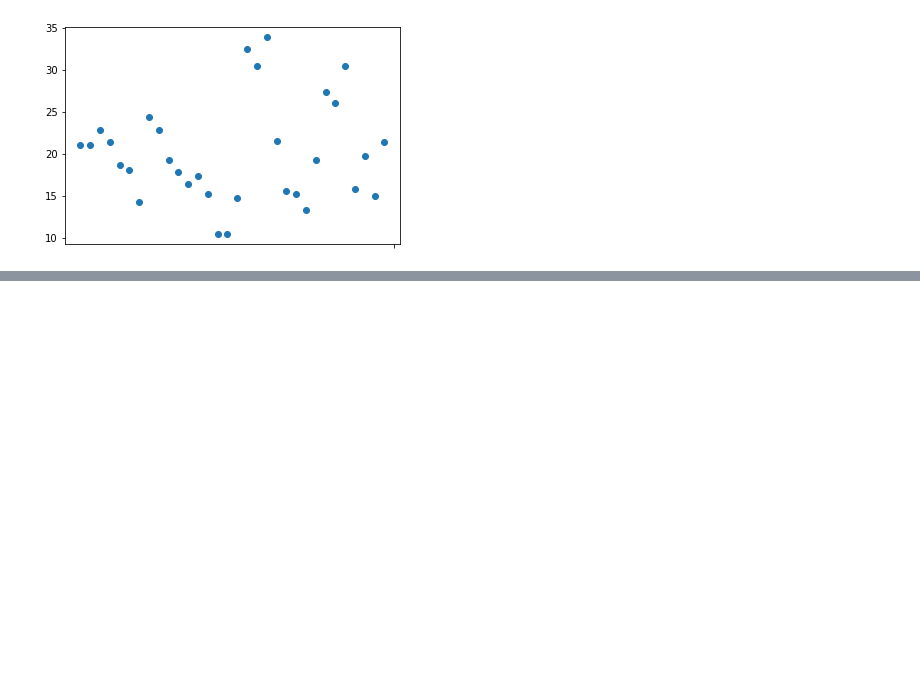
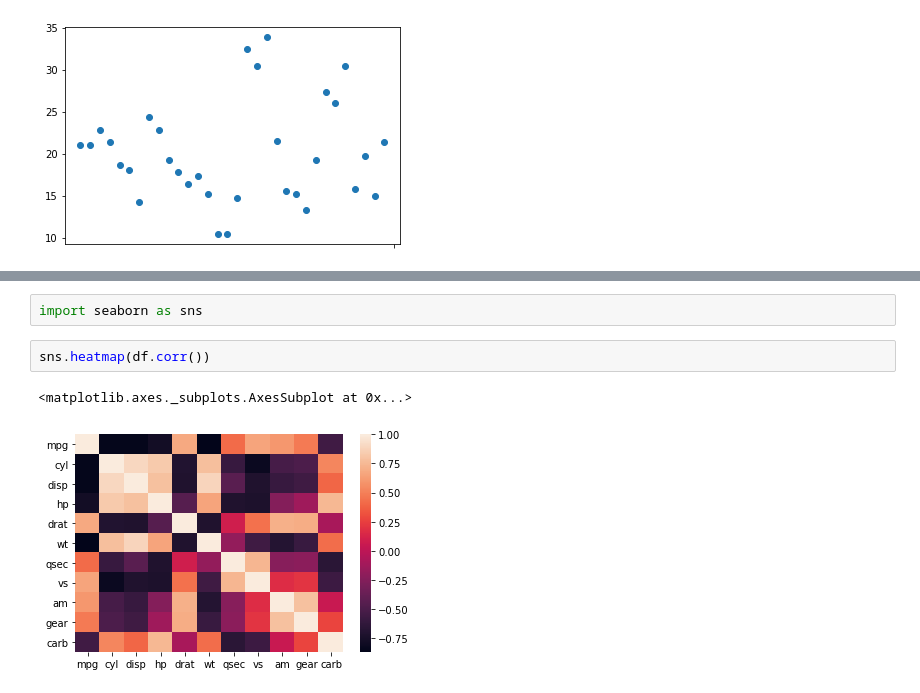
Before and after one commit to Khamaldeeen/SGA08_DATASCI, a Jupyter notebook: MTcars/edm.ipynb, the cells around one changed output, grey strips where cells are left out. Cells and saved outputs as stored; diff of their text form; blank space fills up the shorter version.

```diff
--- a/MTcars/edm.ipynb
+++ b/MTcars/edm.ipynb
@@ -109,0 +170,7 @@ plt.show()
+# %%
+import seaborn as sns
+# %%
+sns.heatmap(df.corr())
+# %% [output]
+<matplotlib.axes._subplots.AxesSubplot at 0x...>
+[figure, added]
```
Also changed, not shown: parts of 4 cells of this notebook.
